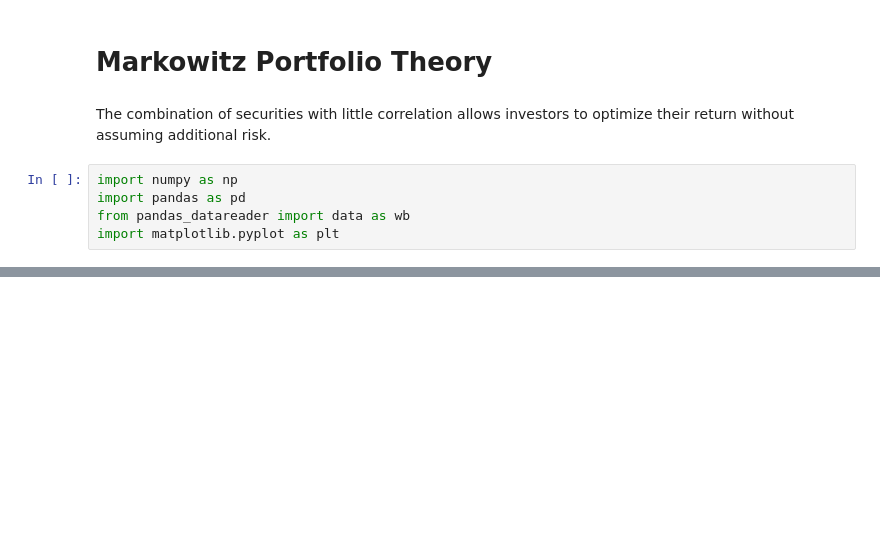
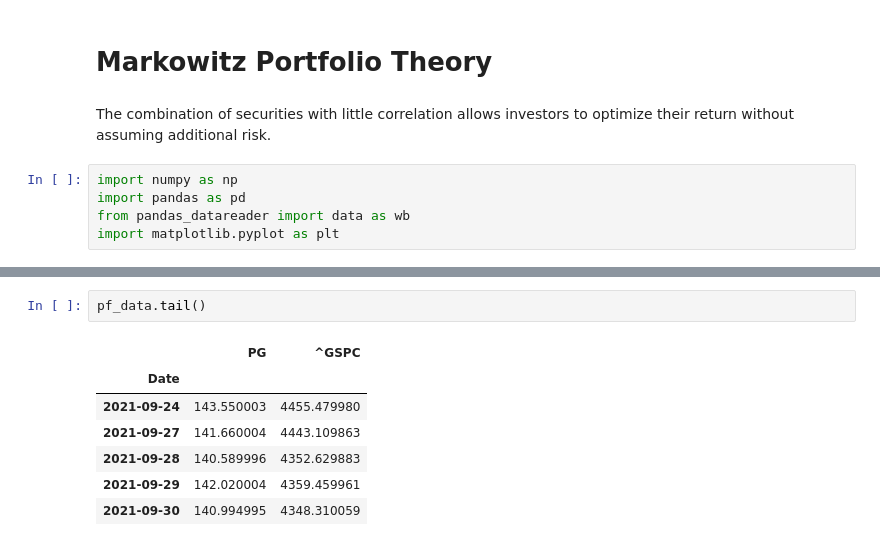
Before and after one commit to jaredwilliam/python_for_finance, a Jupyter notebook: 05 Markowitz Portfolio Optimization.ipynb, the cells around one changed output, grey strips where cells are left out. Cells and saved outputs as stored; diff of their text form; blank space fills up the shorter version.

```diff
--- a/05 Markowitz Portfolio Optimization.ipynb
+++ b/05 Markowitz Portfolio Optimization.ipynb
@@ -19,0 +16,10 @@ b'<!DOCTYPE html>\n  <html lang="en-us"><head>\n  <meta http-equiv="content-type
+# %%
+pf_data.tail()
+# %% [output]
+|  | PG | ^GSPC |
+| Date |  |  |
+| 2021-09-24 | 143.550003 | 4455.479980 |
+| 2021-09-27 | 141.660004 | 4443.109863 |
+| 2021-09-28 | 140.589996 | 4352.629883 |
+| 2021-09-29 | 142.020004 | 4359.459961 |
+| 2021-09-30 | 140.994995 | 4348.310059 |
```
Also changed, not shown: parts of 24 cells of this notebook, 1 other file.
